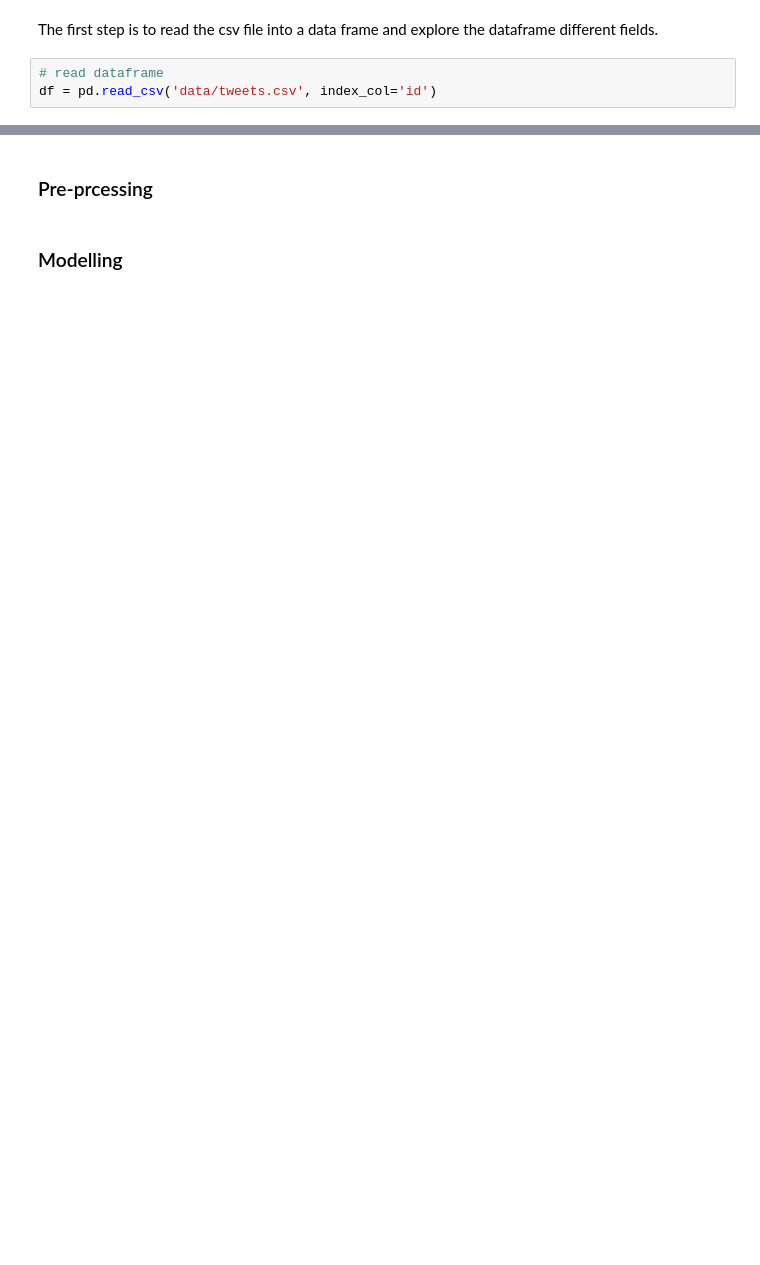
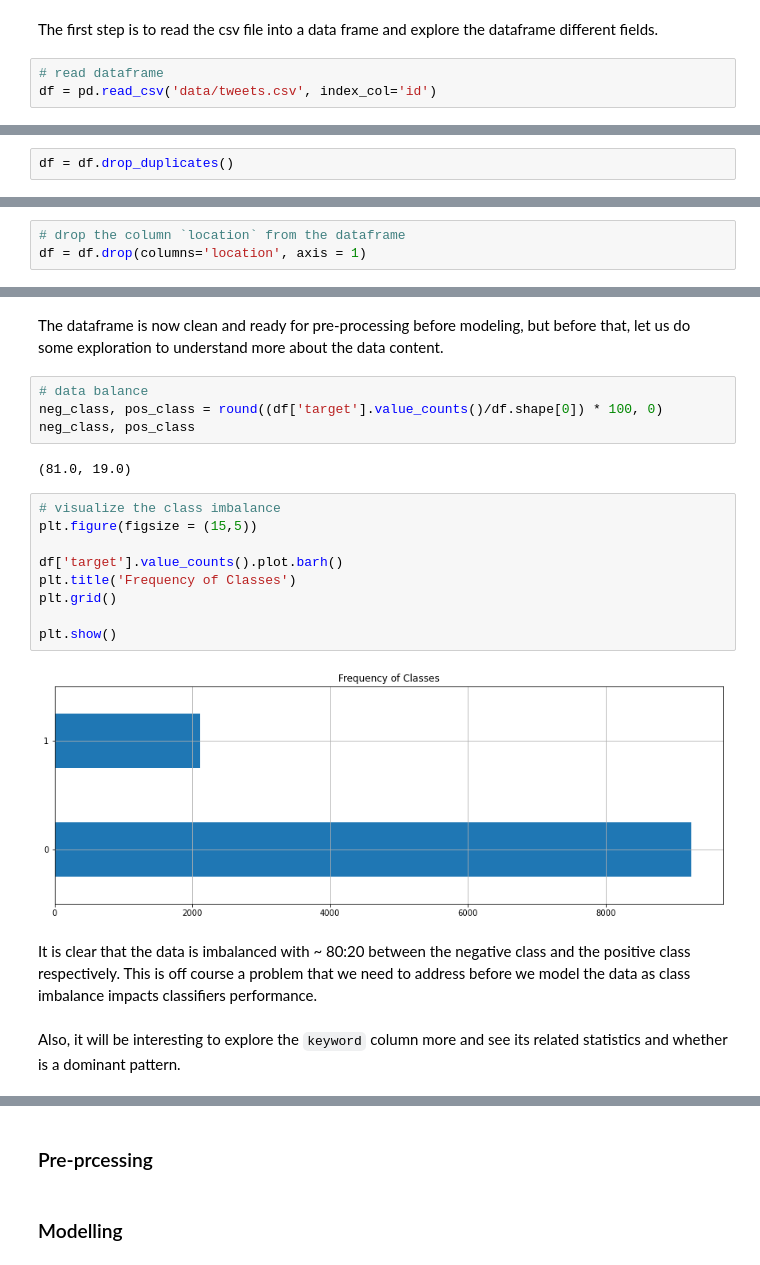
Before and after one commit to osama-sidahmed/Disaster_tweet_Sentiment_analysis, a Jupyter notebook: Disaster_tweet_Sentiment_analysis.ipynb, the cells around one changed output, grey strips where cells are left out. Cells and saved outputs as stored; diff of their text form; blank space fills up the shorter version.

```diff
--- a/Disaster_tweet_Sentiment_analysis.ipynb
+++ b/Disaster_tweet_Sentiment_analysis.ipynb
@@ -67,0 +145,2 @@ Some quick observations about the data: \
+# %%
+df = df.drop_duplicates()
@@ -67,0 +214,3 @@ Some quick observations about the data: \
+# %%
+# drop the column `location` from the dataframe
+df = df.drop(columns='location', axis = 1)
@@ -67,0 +228,23 @@ Some quick observations about the data: \
+# %% [markdown]
+The dataframe is now clean and ready for pre-processing before modeling, but before that, let us do some exploration to understand more about the data content.
+# %%
+# data balance
+neg_class, pos_class = round((df['target'].value_counts()/df.shape[0]) * 100, 0)
+neg_class, pos_class
+# %% [output]
+(81.0, 19.0)
+# %%
+# visualize the class imbalance
+plt.figure(figsize = (15,5))
+
+df['target'].value_counts().plot.barh()
+plt.title('Frequency of Classes')
+plt.grid()
+
+plt.show()
+# %% [output]
+[figure, added]
+# %% [markdown]
+It is clear that the data is imbalanced with ~ 80:20 between the negative class and the positive class respectively. This is off course a problem that we need to address before we model the data as class imbalance impacts classifiers performance.
+# %% [markdown]
+Also, it will be interesting to explore the `keyword` column more and see its related statistics and  whether is a dominant pattern.
```
Also changed, not shown: parts of 43 cells of this notebook, 1 other file.
